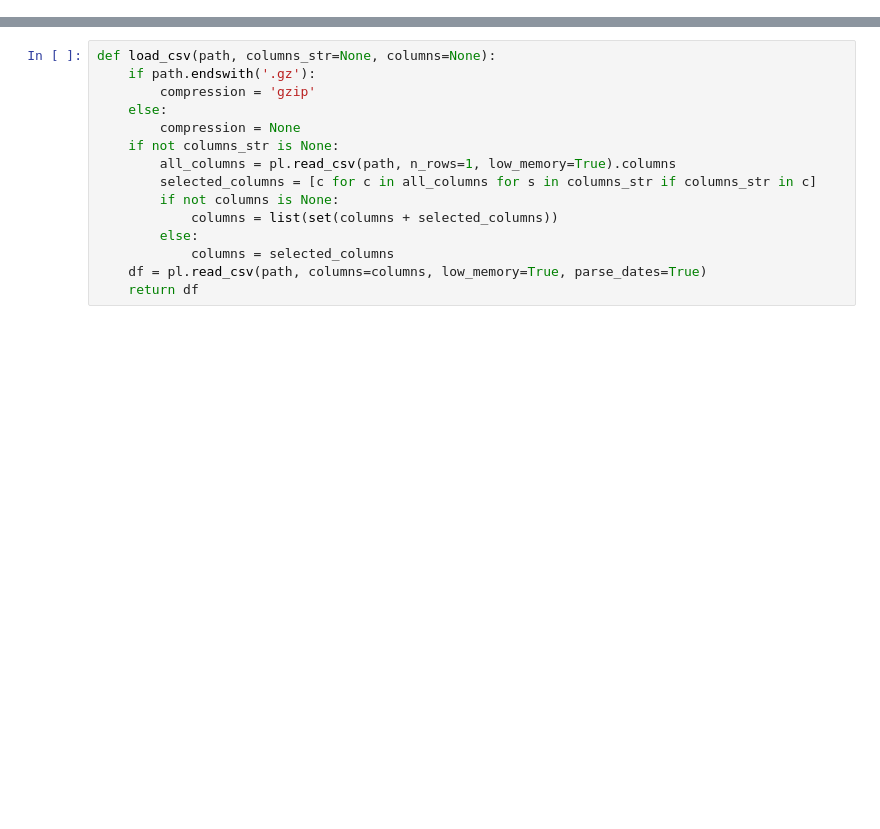
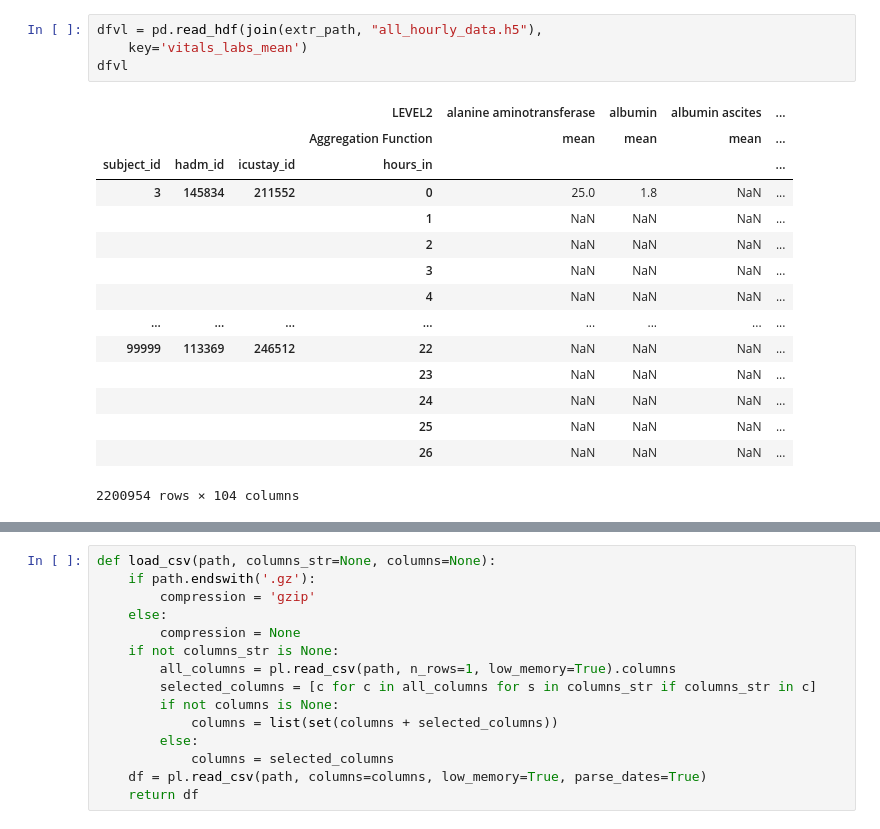
Before and after one commit to kirilklein/ehr_preprocess, a Jupyter notebook: notebooks/explore/mimic3.ipynb, the cells around one changed output, grey strips where cells are left out. Drawn from its saved outputs; the diff is of its cells as text; blank space fills up the shorter version.

```diff
--- a/notebooks/explore/mimic3.ipynb
+++ b/notebooks/explore/mimic3.ipynb
@@ -18,0 +38,20 @@ print(files)
+# %%
+dfvl = pd.read_hdf(join(extr_path, "all_hourly_data.h5"),
+    key='vitals_labs_mean')
+dfvl
+# %% [output]
+|  |  |  | LEVEL2 | alanine aminotransferase | albumin | albumin ascites | ... |
+|  |  |  | Aggregation Function | mean | mean | mean | ... |
+| subject_id | hadm_id | icustay_id | hours_in |  |  |  | ... |
+| 3 | 145834 | 211552 | 0 | 25.0 | 1.8 | NaN | ... |
+|  |  |  | 1 | NaN | NaN | NaN | ... |
+|  |  |  | 2 | NaN | NaN | NaN | ... |
+|  |  |  | 3 | NaN | NaN | NaN | ... |
+|  |  |  | 4 | NaN | NaN | NaN | ... |
+| ... | ... | ... | ... | ... | ... | ... | ... |
+| 99999 | 113369 | 246512 | 22 | NaN | NaN | NaN | ... |
+|  |  |  | 23 | NaN | NaN | NaN | ... |
+|  |  |  | 24 | NaN | NaN | NaN | ... |
+|  |  |  | 25 | NaN | NaN | NaN | ... |
+|  |  |  | 26 | NaN | NaN | NaN | ... |
+2200954 rows × 104 columns
```
Also changed, not shown: parts of 34 cells of this notebook, 4 other files.
